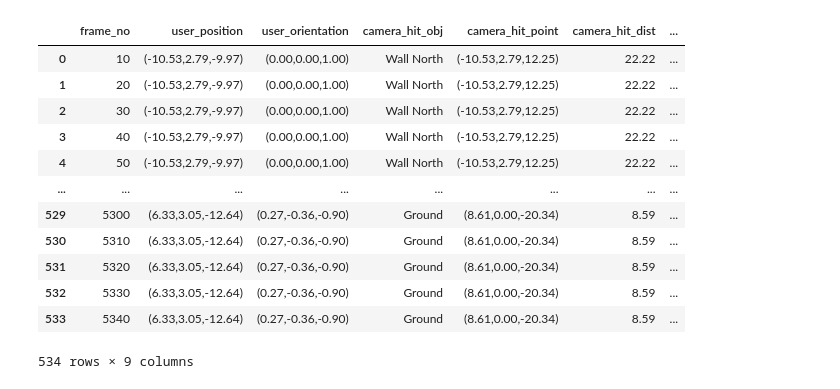
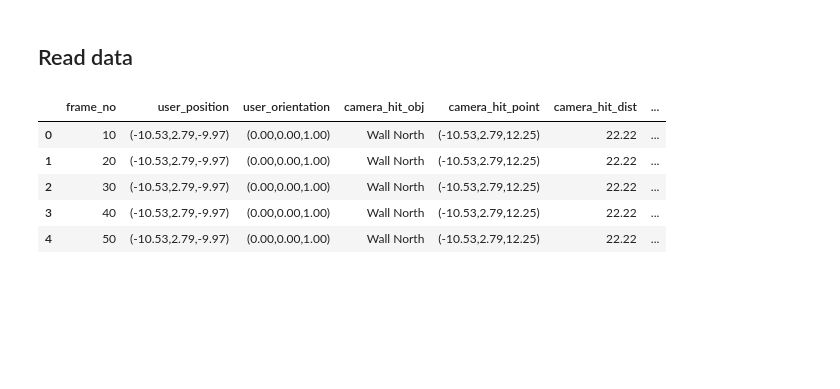
Before and after one commit to spencerwooo/situational-awareness-vr, a Jupyter notebook: DataAnalysis/InteractionAnalysis.ipynb, the cells around one changed output. Drawn from its saved outputs; the diff is of its cells as text; code cells hidden in the pictures; blank space fills up the shorter version.

```diff
--- a/DataAnalysis/InteractionAnalysis.ipynb
+++ b/DataAnalysis/InteractionAnalysis.ipynb
@@ -3,17 +7,12 @@ import pandas
+# %% [markdown]
+## Read data
 # %%
 data = pandas.read_csv("InteractionLogs-211010-153741.csv")
-data
+data.head()
 # %% [output]
 |  | frame_no | user_position | user_orientation | camera_hit_obj | camera_hit_point | camera_hit_dist | ... |
 | 0 | 10 | (-10.53,2.79,-9.97) | (0.00,0.00,1.00) | Wall North | (-10.53,2.79,12.25) | 22.22 | ... |
 | 1 | 20 | (-10.53,2.79,-9.97) | (0.00,0.00,1.00) | Wall North | (-10.53,2.79,12.25) | 22.22 | ... |
 | 2 | 30 | (-10.53,2.79,-9.97) | (0.00,0.00,1.00) | Wall North | (-10.53,2.79,12.25) | 22.22 | ... |
 | 3 | 40 | (-10.53,2.79,-9.97) | (0.00,0.00,1.00) | Wall North | (-10.53,2.79,12.25) | 22.22 | ... |
 | 4 | 50 | (-10.53,2.79,-9.97) | (0.00,0.00,1.00) | Wall North | (-10.53,2.79,12.25) | 22.22 | ... |
-| ... | ... | ... | ... | ... | ... | ... | ... |
-| 529 | 5300 | (6.33,3.05,-12.64) | (0.27,-0.36,-0.90) | Ground | (8.61,0.00,-20.34) | 8.59 | ... |
-| 530 | 5310 | (6.33,3.05,-12.64) | (0.27,-0.36,-0.90) | Ground | (8.61,0.00,-20.34) | 8.59 | ... |
-| 531 | 5320 | (6.33,3.05,-12.64) | (0.27,-0.36,-0.90) | Ground | (8.61,0.00,-20.34) | 8.59 | ... |
-| 532 | 5330 | (6.33,3.05,-12.64) | (0.27,-0.36,-0.90) | Ground | (8.61,0.00,-20.34) | 8.59 | ... |
-| 533 | 5340 | (6.33,3.05,-12.64) | (0.27,-0.36,-0.90) | Ground | (8.61,0.00,-20.34) | 8.59 | ... |
-534 rows × 9 columns
```
Also changed, not shown: parts of 6 cells of this notebook, 4 other files.
